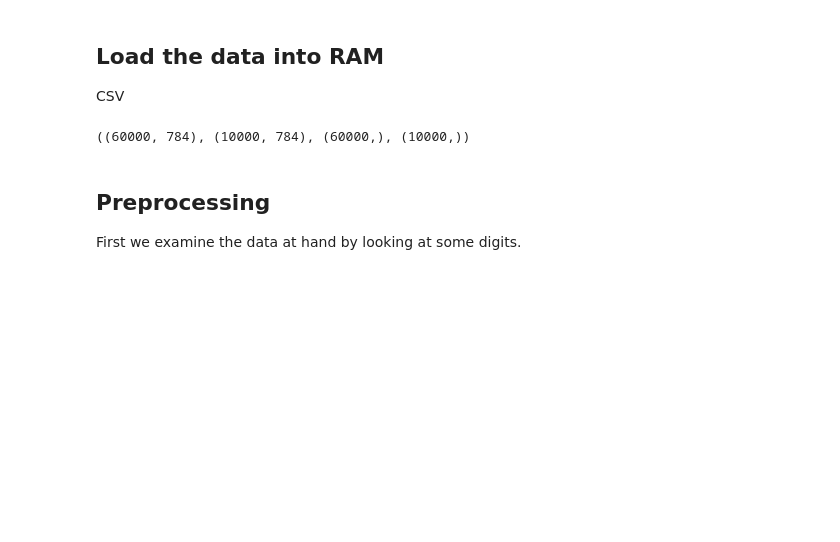
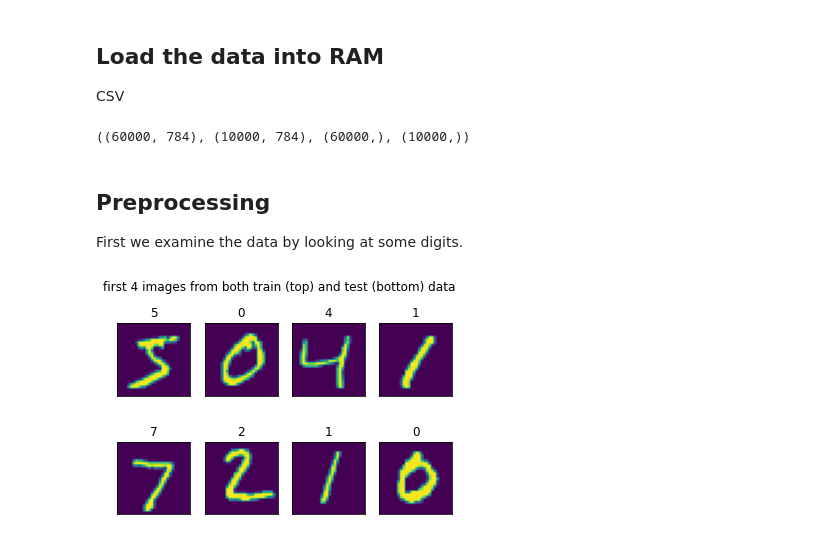
Before and after one commit to philj0st/MNIST-Digit-Classification, a Jupyter notebook: MNIST-Digits.ipynb, the cells around one changed output. Cells and saved outputs as stored; diff of their text form; code cells hidden in the pictures; blank space fills up the shorter version.

Commit message:
feat: inspect first digits

```diff
--- a/MNIST-Digits.ipynb
+++ b/MNIST-Digits.ipynb
@@ -27,4 +27,27 @@ X_train.shape, X_test.shape, y_train.shape, y_test.shape
 # %% [markdown]
 ## Preprocessing
 
-First we examine the data at hand by looking at some digits.
+First we examine the data by looking at some digits.
+# %%
+samples = 4
+f, axes = plt.subplots(2, samples)
+f.suptitle(f'first {samples} images from both train (top) and test (bottom) data')
+
+toImg = lambda x: x.reshape(28,28)
+
+for i in range(samples):
+    # top row
+    axes[0][i].imshow(toImg(X_train[i]))
+    axes[0][i].set_title("{:.0f}".format(y_train[i]))
+
+    # bottom row
+    axes[1][i].imshow(toImg(X_test[i]))
+    axes[1][i].set_title("{:.0f}".format(y_test[i]))
+
+    # get rid of axes
+    axes[0][i].set_xticks(())
+    axes[0][i].set_yticks(())
+    axes[1][i].set_xticks(())
+    axes[1][i].set_yticks(())
+# %% [output]
+[figure, added]
```
